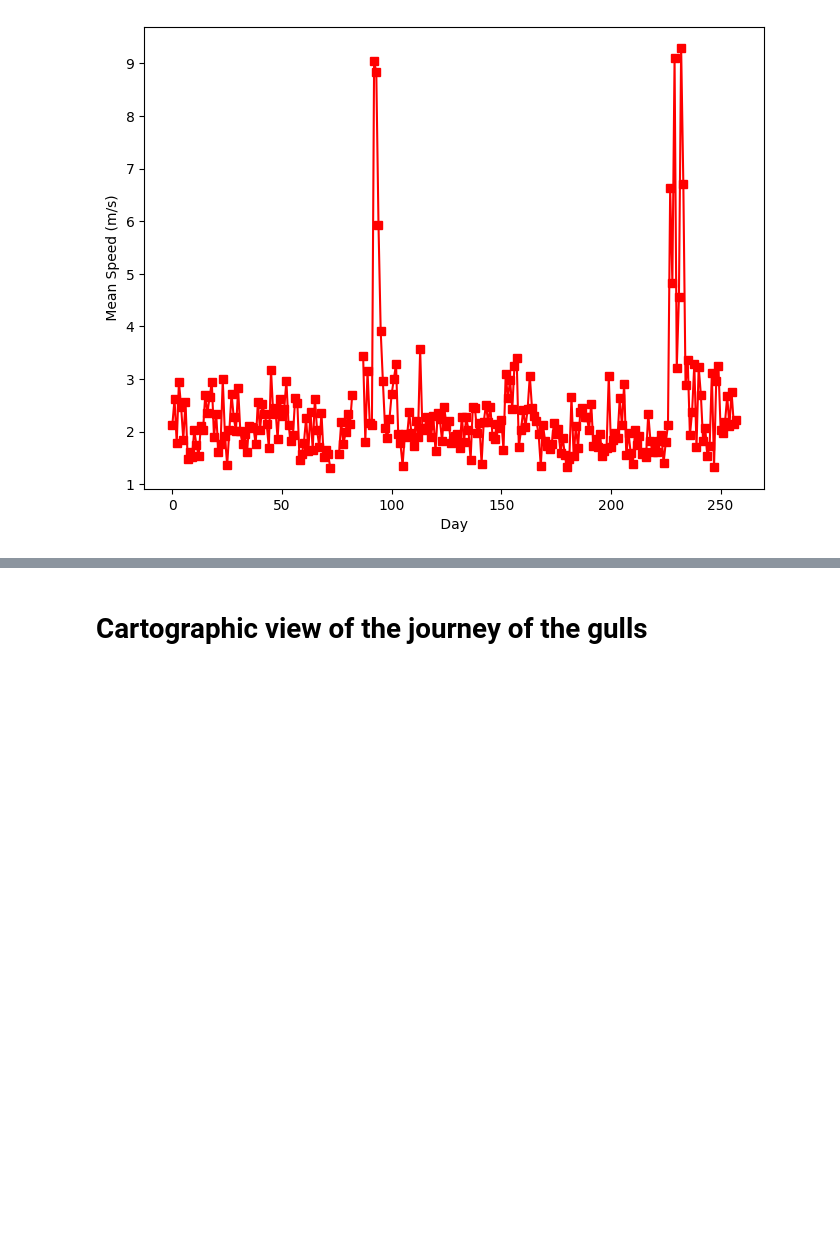
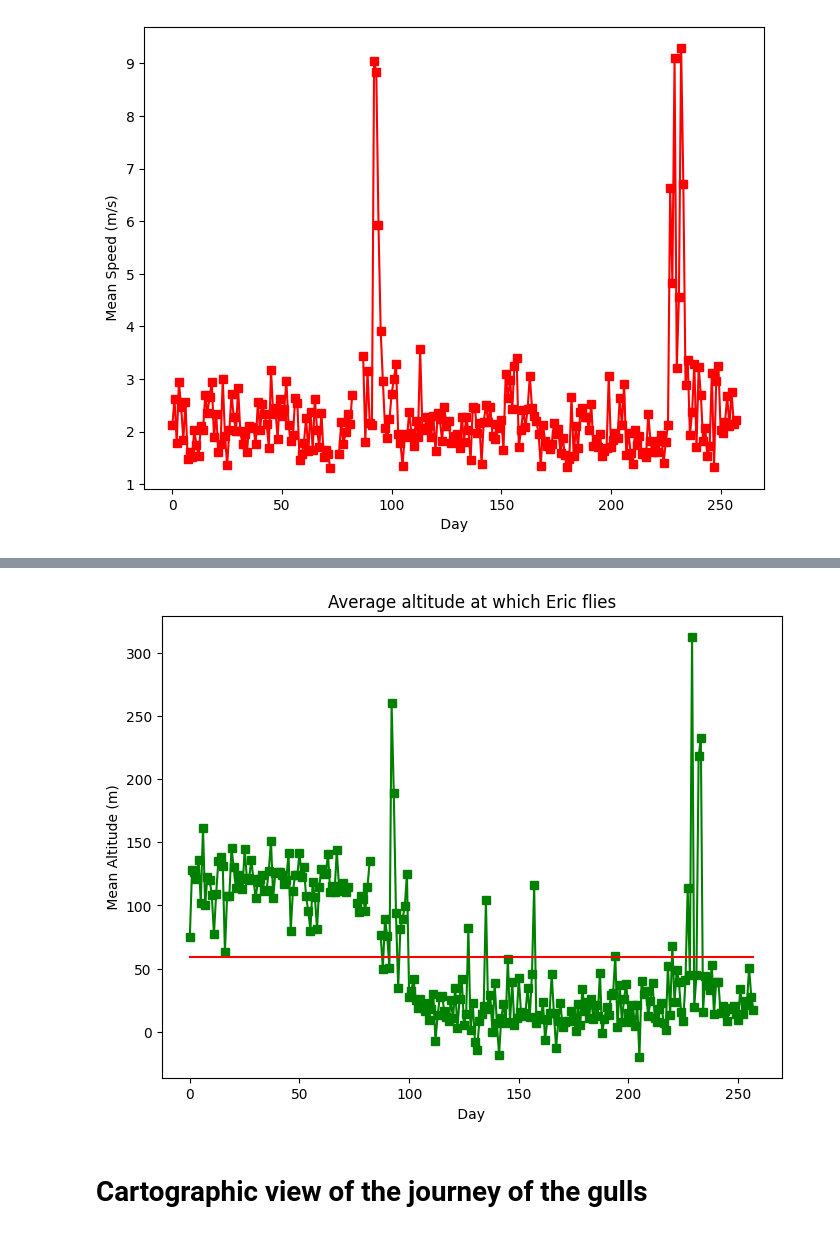
Before and after one commit to pyGuru123/Data-Analysis-and-Visualization, a Jupyter notebook: Tracking Bird Migration/bird_migration.ipynb, the cells around one changed output, grey strips where cells are left out. Saved outputs shown, nothing was run; the diff lists cells and outputs as text; code cells hidden in the pictures; blank space fills up the shorter version.

```diff
--- a/Tracking Bird Migration/bird_migration.ipynb
+++ b/Tracking Bird Migration/bird_migration.ipynb
@@ -326,3 +360,41 @@ plt.show()
+# %%
+def get_daily_mean_altitude(dataframe, index):
+    times = data.timestamps
+    elapsed_time = [(time - times[index]) for time in times]
+    elapsed_days = np.array(elapsed_time)/datetime.timedelta(days=1)
+    elapsed_days
+
+    next_day = 1
+    inds = []
+    daily_mean_altitude = []
+    for (i,t) in enumerate(elapsed_days):
+        if t <= next_day:
+            inds.append(i)
+        else:
+            daily_mean_altitude.append(np.mean(data.altitude[inds]))
+            next_day += 1
+            inds = []
+
+    return daily_mean_altitude
+# %%
+data =  df[df.bird_name == "Eric"]
+daily_mean_altitude = get_daily_mean_altitude(data, 0)
+
+daily_mean_altitude = pd.Series(daily_mean_altitude)
+overall_mean = daily_mean_altitude.mean()
+days = [i for i in range(len(daily_mean_altitude))]
+overall_average = [overall_mean for i in range(len(daily_mean_altitude))]
+
+plt.style.use('default')
+plt.figure(figsize = (8,6))
+plt.plot(daily_mean_altitude, "gs-")
+plt.plot(overall_average, color='red')
+plt.title('Average altitude at which Eric flies')
+plt.xlabel(" Day ")
+plt.ylabel(" Mean Altitude (m) ");
+plt.show()
+# %% [output]
+[figure, added]
 # %% [markdown]
 # Cartographic view of the journey of the gulls
 # %%
```
Also changed, not shown: parts of 13 cells of this notebook.
